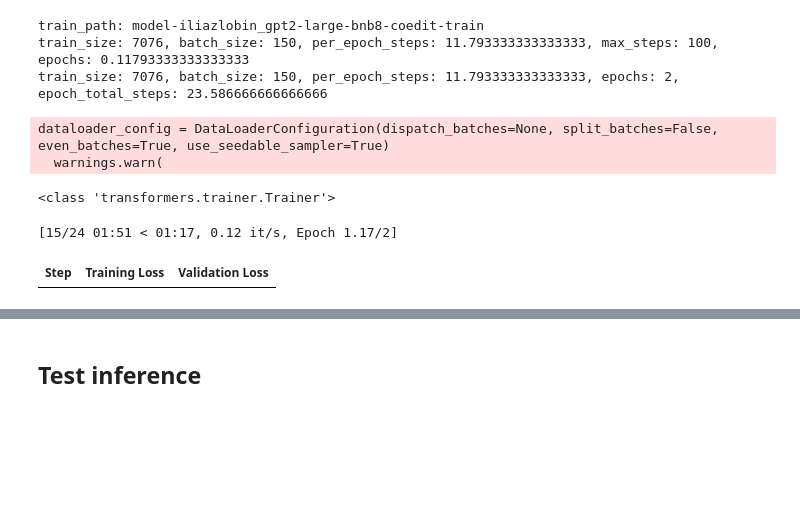
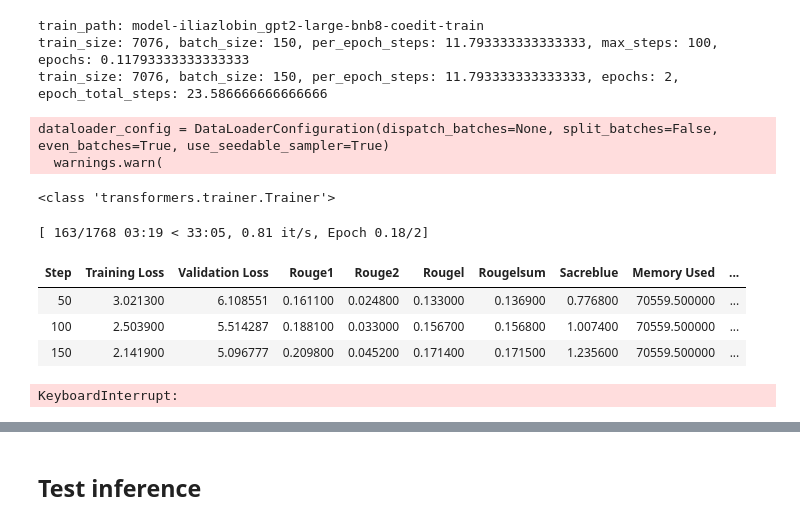
Before and after one commit to iliazlobin/transformers-labs, a Jupyter notebook: model-train/train-gpt2-large-bnb4bit-coedit.ipynb, the cells around one changed output, grey strips where cells are left out. Saved outputs shown, nothing was run; the diff lists cells and outputs as text; code cells hidden in the pictures; blank space fills up the shorter version.

```diff
--- a/model-train/train-gpt2-large-bnb4bit-coedit.ipynb
+++ b/model-train/train-gpt2-large-bnb4bit-coedit.ipynb
@@ -360,7 +360,8 @@ def process_dataset(batch):
 
         num_tokens_ignore = len(input_ids) - len(response_ids)
         labels = [-100] * num_tokens_ignore + input_ids[-len(response_ids) :]
-        labels.append(-100)
+        # labels.append(-100)
+        labels.append(tokenizer.eos_token_id)
         new_labels.append(labels)
 
         input_ids.append(tokenizer.eos_token_id)
@@ -701,35 +703,40 @@ args = TrainingArguments(
     logging_steps=50,
     save_strategy="steps",
     save_steps=50,
     evaluation_strategy="steps",
     eval_steps=50,
     report_to="tensorboard",
     push_to_hub_model_id=training_model_name,
     push_to_hub_organization="iliazlobin",
     push_to_hub=False,
+    gradient_checkpointing_kwargs={"use_reentrant": False},
 )
 
 trainer = Trainer(
     model=training_model,
     train_dataset=processed_dataset["train"],
     eval_dataset=processed_dataset["test"],
     tokenizer=tokenizer,
     data_collator=data_collator,
     compute_metrics=compute_metrics,
     preprocess_logits_for_metrics=logits_argmax,
     args=args,
 )
 print(type(trainer))
 
 model.config.use_cache = False
 # trainer.train(resume_from_checkpoint=True)
 trainer.train()
 # %% [output]
 dataloader_config = DataLoaderConfiguration(dispatch_batches=None, split_batches=False, even_batches=True, use_seedable_sampler=True)
   warnings.warn(
 <class 'transformers.trainer.Trainer'>
-[15/24 01:51 < 01:17, 0.12 it/s, Epoch 1.17/2]
+[ 163/1768 03:19 < 33:05, 0.81 it/s, Epoch 0.18/2]
-| Step | Training Loss | Validation Loss |
+| Step | Training Loss | Validation Loss | Rouge1 | Rouge2 | Rougel | Rougelsum | Sacreblue | Memory Used | ... |
+| 50 | 3.021300 | 6.108551 | 0.161100 | 0.024800 | 0.133000 | 0.136900 | 0.776800 | 70559.500000 | ... |
+| 100 | 2.503900 | 5.514287 | 0.188100 | 0.033000 | 0.156700 | 0.156800 | 1.007400 | 70559.500000 | ... |
+| 150 | 2.141900 | 5.096777 | 0.209800 | 0.045200 | 0.171400 | 0.171500 | 1.235600 | 70559.500000 | ... |
+KeyboardInterrupt:
 # %%
 %load_ext dotenv
 %dotenv ../.env
```
Also changed, not shown: parts of 7 cells of this notebook.
